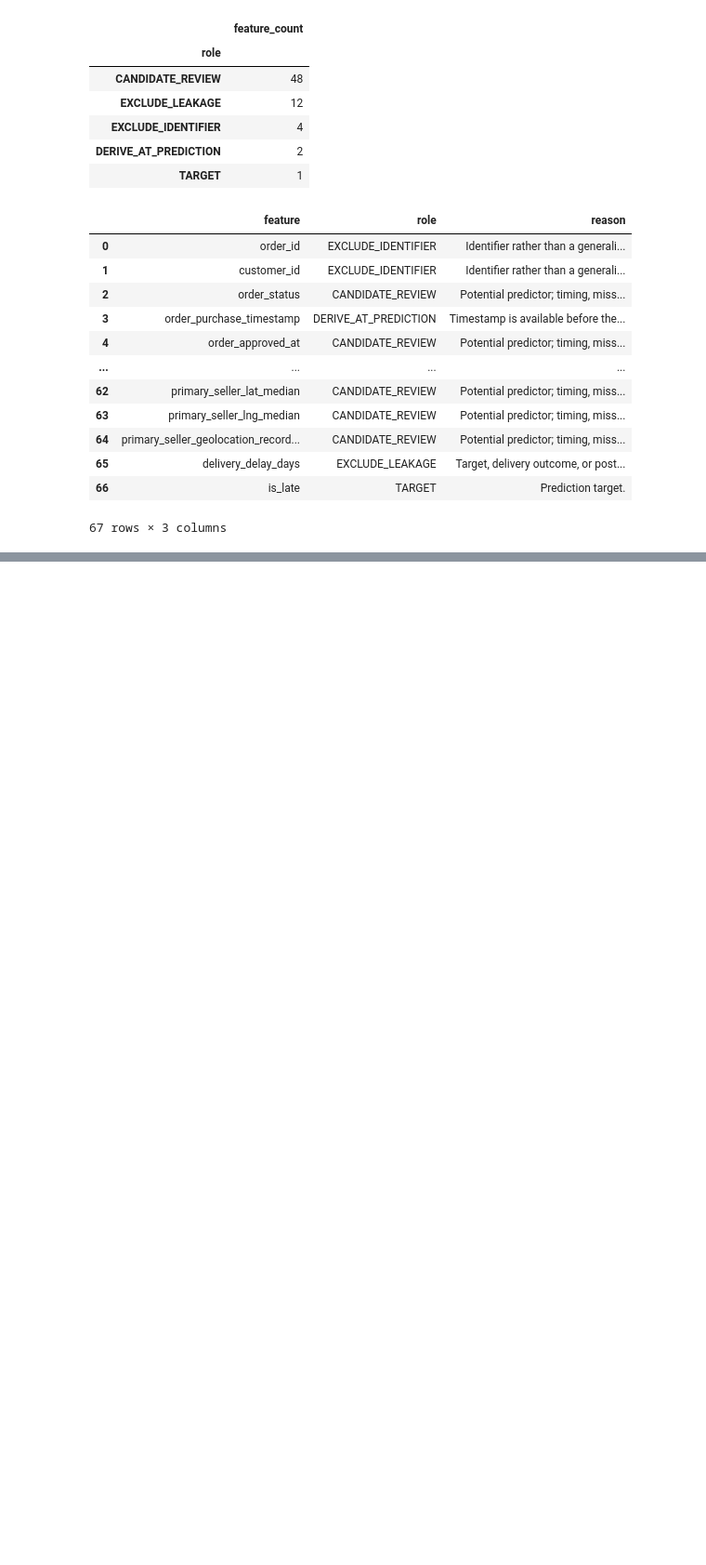
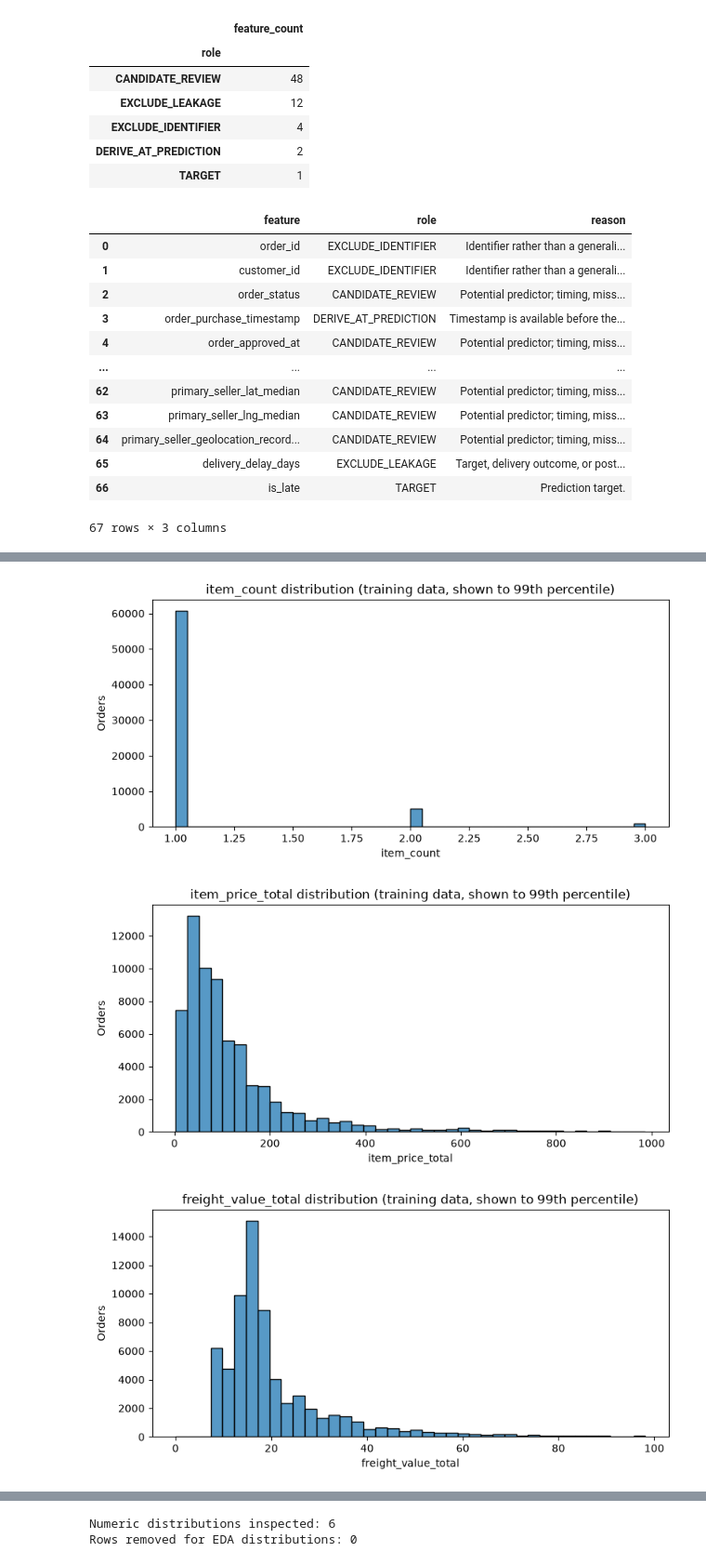
Before and after one commit to HaneenDahbour/olist-late-delivery-mlops, a Jupyter notebook: notebooks/04_train_eda.ipynb, the cells around one changed output, grey strips where cells are left out. Shown at 93% size. Drawn from its saved outputs; the diff is of its cells as text; code cells hidden in the pictures; blank space fills up the shorter version.

Commit message:
fix: complete training EDA artifact contract

```diff
--- a/notebooks/04_train_eda.ipynb
+++ b/notebooks/04_train_eda.ipynb
@@ -1004,0 +963,57 @@ Ready for Notebook 5: YES
+# %%
+distribution_columns = [
+    "item_count",
+    "item_price_total",
+    "freight_value_total",
+    "payment_value_total",
+    "payment_installments_max",
+    "product_weight_g_total",
+]
+
+distribution_columns = [
+    c for c in distribution_columns
+    if c in train.columns
+]
+
+for column in distribution_columns:
+    values = pd.to_numeric(
+        train[column],
+        errors="coerce",
+    ).dropna()
+
+    if values.empty:
+        continue
+
+    upper_visual_limit = values.quantile(0.99)
+
+    plot_values = values[
+        values <= upper_visual_limit
+    ]
+
+    plt.figure(figsize=(8, 4))
+
+    sns.histplot(
+        plot_values,
+        bins=40,
+        kde=False,
+    )
+
+    plt.title(
+        f"{column} distribution "
+        "(training data, shown to 99th percentile)"
+    )
+
+    plt.xlabel(column)
+    plt.ylabel("Orders")
+    plt.tight_layout()
+    plt.show()
+
+print(
+    f"Numeric distributions inspected: "
+    f"{len(distribution_columns)}"
+)
+print("Rows removed for EDA distributions: 0")
+# %% [output]
+[figure, added]
+[figure, added]
+[figure, added]
@@ -1004,0 +1023,2 @@ Ready for Notebook 5: YES
+Numeric distributions inspected: 6
+Rows removed for EDA distributions: 0
```
Also changed, not shown: parts of 17 cells of this notebook, 2 other files.
